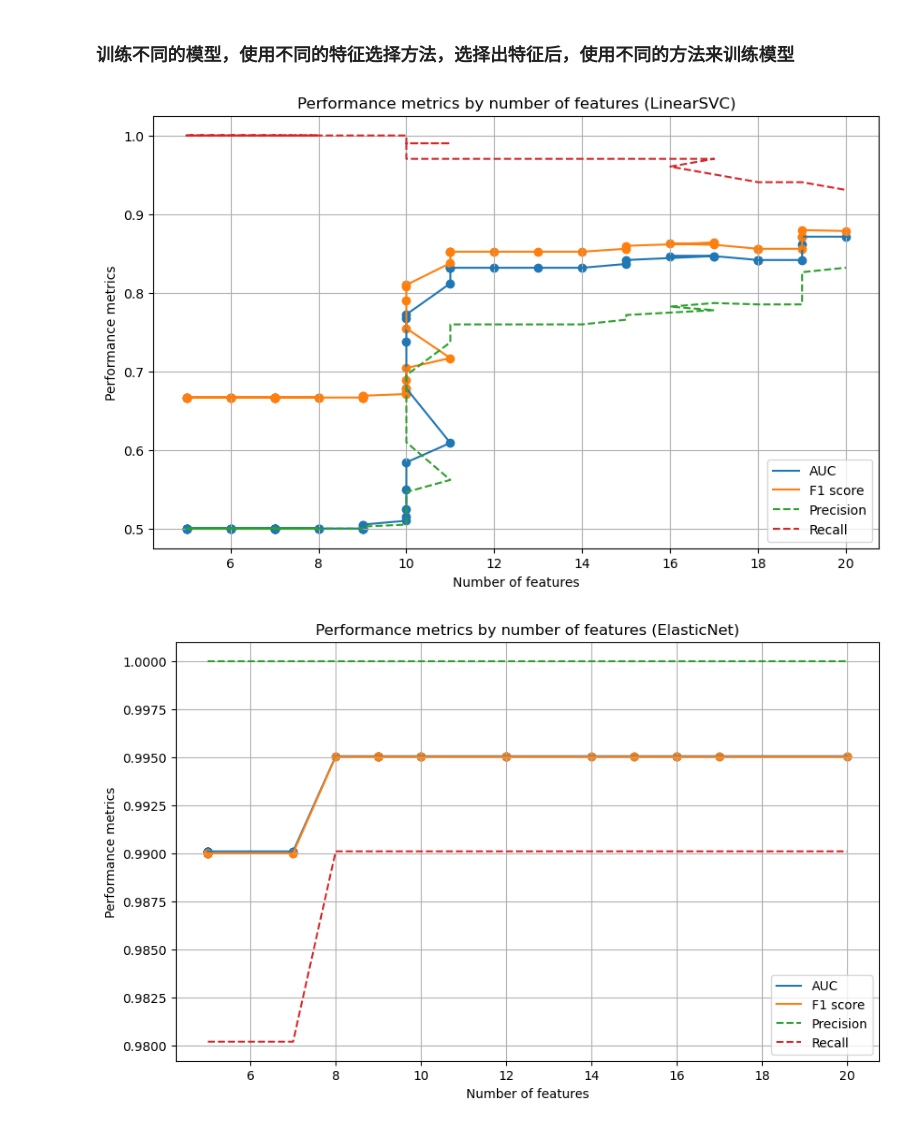
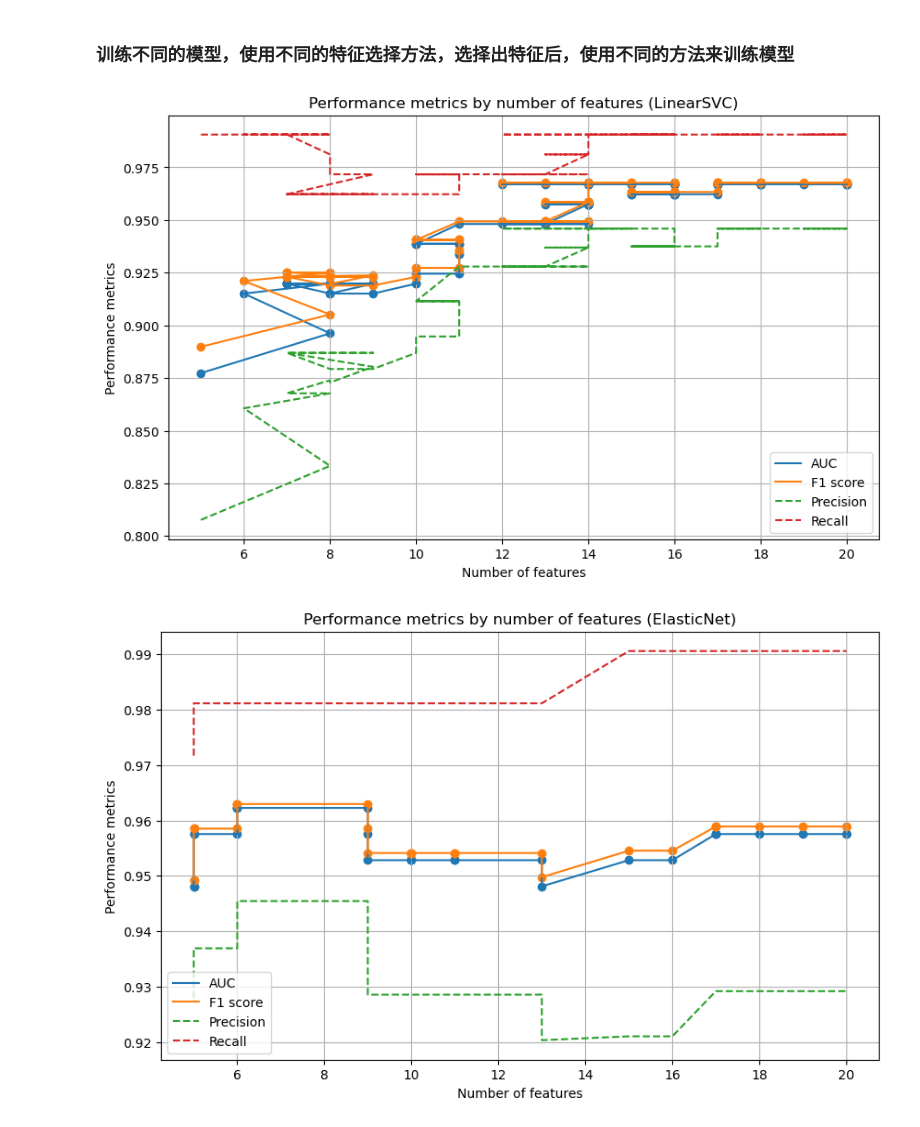
Before and after one commit to yeouyang326/digital-encoding-of-miRNA, a Jupyter notebook: tcga.ipynb, the cells around one changed output. Cells and saved outputs as stored; diff of their text form; code cells hidden in the pictures.

```diff
--- a/tcga.ipynb
+++ b/tcga.ipynb
@@ -205,7 +224,7 @@ def get_higher_columns(data, diff=2.0):
     higher_columns = []
     higher_times = []
     for i in range(data_mean.shape[1]):
-        if data_mean.iloc[1,i] > diff*data_mean.iloc[0,i] or diff*data_mean.iloc[0,i] < data_mean.iloc[1,i]:
+        if  diff*data_mean.iloc[0,i] < data_mean.iloc[1,i]  or data_mean.iloc[0,i] > diff*data_mean.iloc[1,i]:
             higher_columns.append(data_mean.columns[i])
             # 0
             if data_mean.iloc[0,i] == 0:
@@ -335,8 +354,6 @@ def evaluate_classifier(clf, method, model, X_train, y_train, X_test, y_test, pa
 
             nonzero_coef_indices = np.flatnonzero(clf.coef_) # get the indices of non-zero coef
             gene_id = list(X_train.columns[nonzero_coef_indices])
-            gene_symbol = list(X_train.columns[nonzero_coef_indices])
-            gb_acc = list(X_train.columns[nonzero_coef_indices])
 
             result = pd.DataFrame({
                 'method': [method],
@@ -358,8 +375,6 @@ def evaluate_classifier(clf, method, model, X_train, y_train, X_test, y_test, pa
                 'intercept': [intercept.item()],
                 'balanced': [balanced],
                 'gene_id': [gene_id],
-                'gene_symbol': [gene_symbol],
-                'gb_acc': [gb_acc]
             })
 
             final_results = pd.concat([final_results, result], ignore_index=True)
@@ -390,6 +405,3 @@ def evaluate_classifier(clf, method, model, X_train, y_train, X_test, y_test, pa
     plt.show()
 # %% [markdown]
 # 训练
-# %%
-train_data = df_transposed.copy()
-train_data["Status"].value_counts()
@@ -400,4 +408,4 @@ Name: Status, dtype: int64
 # %%
-higher_columns, higher_times = get_higher_columns(train_data, 3)
+higher_columns, higher_times = get_higher_columns(train_data, 2)
 print('高表达差异基因数目：', len(higher_columns))
 # %% [output]
@@ -415,7 +423,7 @@ X_test, y_test= sm.fit_resample(X_test, y_test)
 # %% [markdown]
 ### 训练不同的模型，使用不同的特征选择方法，选择出特征后，使用不同的方法来训练模型
 # %%
-final_results = pd.DataFrame(columns=['method', 'model', 'n', 'acc', 'auc', 'f1', 'precision', 'recall', 'f2','f05', 'confusionmatrix','coef', 'coef_rounded', 'found_coef', 'multiple_times','delta','intercept','balanced', 'gene_id', 'gene_symbol', 'gb_acc'])
+final_results = pd.DataFrame(columns=['method', 'model', 'n', 'acc', 'auc', 'f1', 'precision', 'recall', 'f2','f05', 'confusionmatrix','coef', 'coef_rounded', 'found_coef', 'multiple_times','delta','intercept','balanced', 'gene_id'])
 max_run_num = 300
 C_values = np.logspace(-9, 0, num=max_run_num, base=10)
 alpha_values = np.logspace(15, -5, num=max_run_num, base=10)
@@ -431,32 +439,32 @@ evaluate_classifier(lsvc, 'LinearSVC', 'lsvc', X_train, y_train, X_test, y_test,
 #    print('ElasticNetCV')
 #    print('best l1_ratio:', encv.l1_ratio_)
 #    print('selected features:', X_train.columns[encv.coef_ != 0].values)
 #    print('n features:', encv.n_features_in_)
 en = ElasticNet(alpha=0.1, l1_ratio=0.75, max_iter=5000, selection='cyclic')
 en_params = [{'alpha': alpha} for alpha in alpha_values]
 evaluate_classifier(en, 'ElasticNet', 'en', X_train, y_train, X_test, y_test, en_params)
 # LogisticRegression
 #       lrcv = LogisticRegressionCV(penalty='l1', solver='liblinear', max_iter=10000, n_jobs=-1)
 #       lrcv.fit(X_train, y_train)
 #       print('-'*60)
 #       print('LogisticRegressionCV')
 #       print('best C:', lrcv.C_)
 # print('selected features:', X_train.columns[lrcv.coef_ != 0].values)
 # print('n features:', lrcv.n_features_in_)
 lr = LogisticRegression(penalty='l1', solver='liblinear')
 lr_params = [{'C': C} for C in C_values]
 evaluate_classifier(lr, 'LogisticRegression', 'lr', X_train, y_train, X_test, y_test, lr_params)
 # Lasso
 #       lassocv = LassoCV(max_iter=5000, n_jobs=-1)
 #       lassocv.fit(X_train, y_train)
 #       print('-'*60)
 #       print('LassoCV')
 #       print('best alpha:', lassocv.alpha_)
 #       print('selected features:', X_train.columns[lassocv.coef_ != 0].values)
 #       print('n features:', lassocv.n_features_in_)
 lasso = Lasso(alpha=0.1, max_iter=5000)
 lasso_params = [{'alpha': alpha} for alpha in alpha_values]
 evaluate_classifier(lasso, 'lasso', 'lasso', X_train, y_train, X_test, y_test, lasso_params)
 # %% [output]
-[figure, old version]
+[figure, new version]
-[figure, old version]
+[figure, new version]
```
Also changed, not shown: parts of 9 cells of this notebook.
